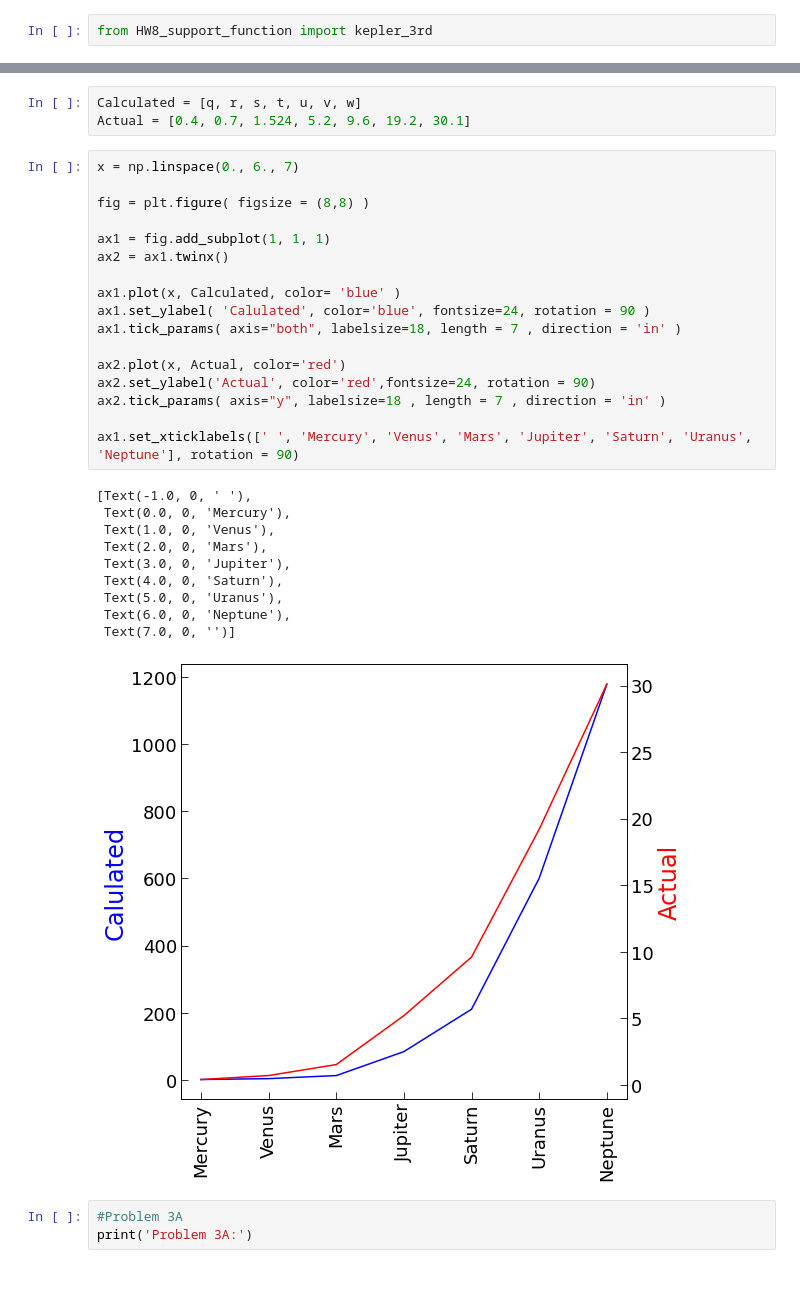
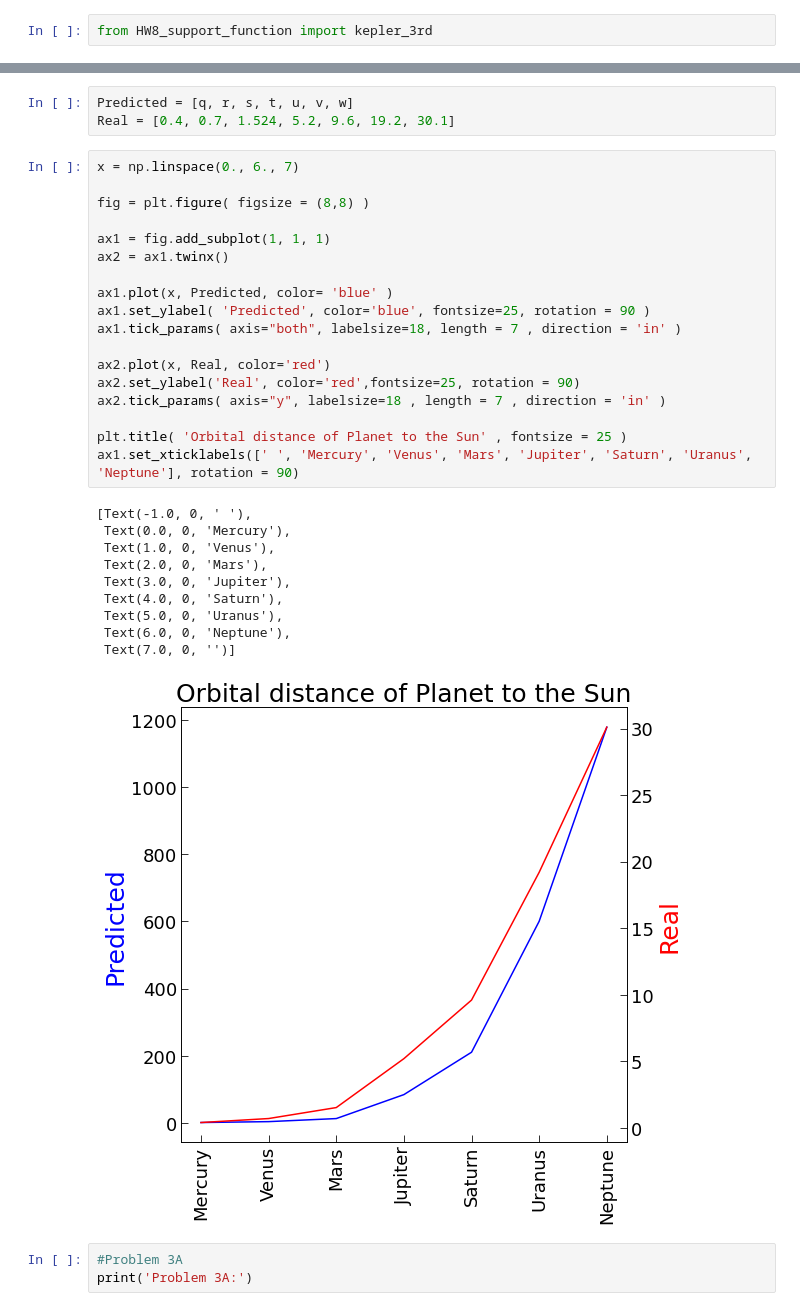
Before and after one commit to CMSPhysics/PHZ3150, a Jupyter notebook: Homework/HW8_CSmith/HW8_CSmith.ipynb, the cells around one changed output, grey strips where cells are left out. Cells and saved outputs as stored; diff of their text form; blank space fills up the shorter version.

```diff
--- a/Homework/HW8_CSmith/HW8_CSmith.ipynb
+++ b/Homework/HW8_CSmith/HW8_CSmith.ipynb
@@ -42,36 +43,37 @@ The distance from the planet Saturn is 210.89 AU.
 The distance from the planet Uranus is 600.57 AU.
 The distance from the planet Neptune is 1177.96 AU.
 # %%
-Calculated = [q, r, s, t, u, v, w]
-Actual = [0.4, 0.7, 1.524, 5.2, 9.6, 19.2, 30.1]
+Predicted = [q, r, s, t, u, v, w]
+Real = [0.4, 0.7, 1.524, 5.2, 9.6, 19.2, 30.1]
 # %%
 x = np.linspace(0., 6., 7)
 
 fig = plt.figure( figsize = (8,8) )
 
 ax1 = fig.add_subplot(1, 1, 1)
 ax2 = ax1.twinx()
 
-ax1.plot(x, Calculated, color= 'blue' )
-ax1.set_ylabel( 'Calulated', color='blue', fontsize=24, rotation = 90 )
+ax1.plot(x, Predicted, color= 'blue' )
+ax1.set_ylabel( 'Predicted', color='blue', fontsize=25, rotation = 90 )
 ax1.tick_params( axis="both", labelsize=18, length = 7 , direction = 'in' )
 
-ax2.plot(x, Actual, color='red')
-ax2.set_ylabel('Actual', color='red',fontsize=24, rotation = 90)
+ax2.plot(x, Real, color='red')
+ax2.set_ylabel('Real', color='red',fontsize=25, rotation = 90)
 ax2.tick_params( axis="y", labelsize=18 , length = 7 , direction = 'in' )
 
+plt.title( 'Orbital distance of Planet to the Sun' , fontsize = 25 )
 ax1.set_xticklabels([' ', 'Mercury', 'Venus', 'Mars', 'Jupiter', 'Saturn', 'Uranus', 'Neptune'], rotation = 90)
 # %% [output]
 [Text(-1.0, 0, ' '),
  Text(0.0, 0, 'Mercury'),
  Text(1.0, 0, 'Venus'),
  Text(2.0, 0, 'Mars'),
  Text(3.0, 0, 'Jupiter'),
  Text(4.0, 0, 'Saturn'),
  Text(5.0, 0, 'Uranus'),
  Text(6.0, 0, 'Neptune'),
  Text(7.0, 0, '')]
-[figure, old version]
+[figure, new version]
 # %%
 #Problem 3A
 print('Problem 3A:')
```
Also changed, not shown: parts of 23 cells of this notebook, 2 other files.
